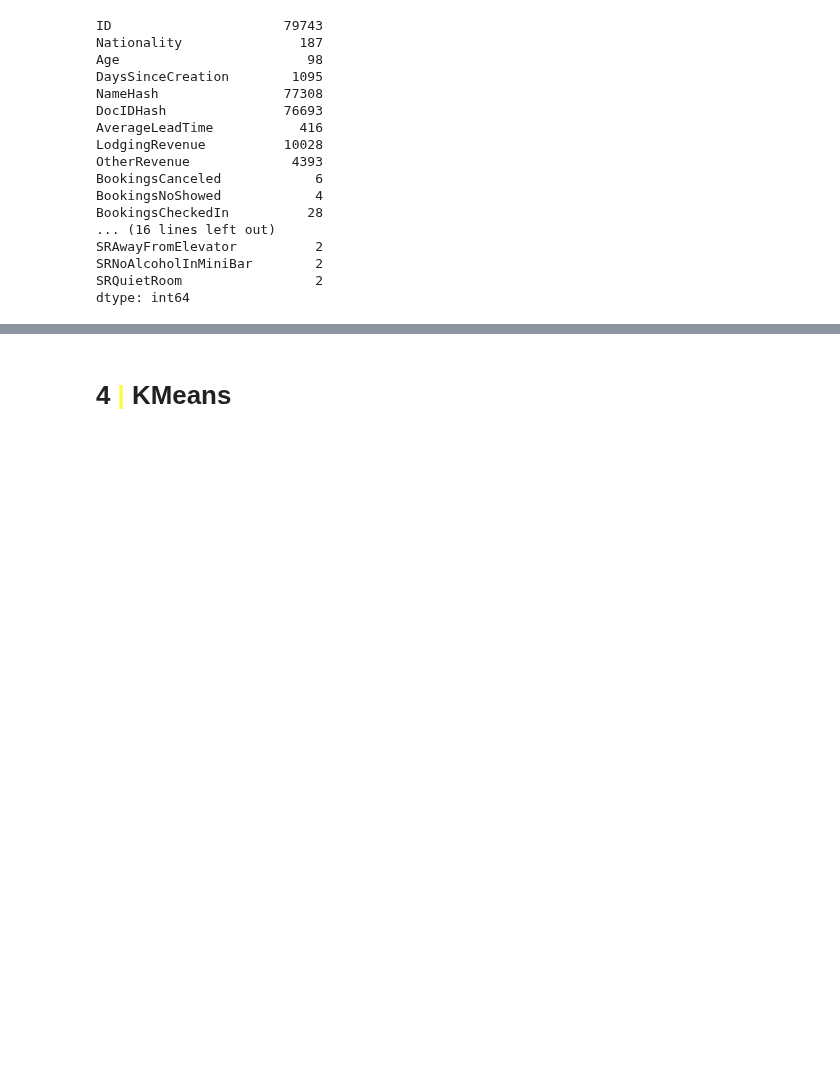
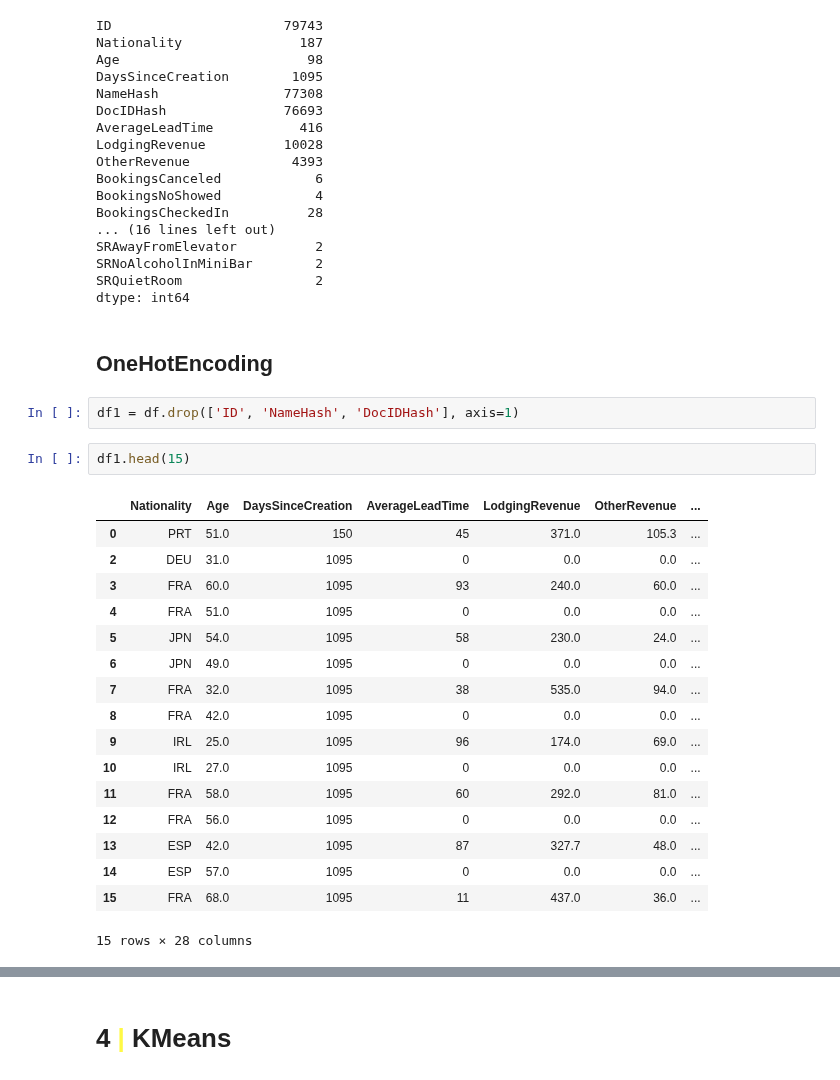
Before and after one commit to iremirezdeganuza72/Cohort_Analysis, a Jupyter notebook: Cohort analysis and segmentation.ipynb, the cells around one changed output, grey strips where cells are left out. Cells and saved outputs as stored; diff of their text form; blank space fills up the shorter version.

```diff
--- a/Cohort analysis and segmentation.ipynb
+++ b/Cohort analysis and segmentation.ipynb
@@ -286,3 +288,27 @@ SRAwayFromElevator          2
 SRNoAlcoholInMiniBar        2
 SRQuietRoom                 2
 dtype: int64
+# %% [markdown]
+## OneHotEncoding
+# %%
+df1 = df.drop(['ID', 'NameHash', 'DocIDHash'], axis=1)
+# %%
+df1.head(15)
+# %% [output]
+|  | Nationality | Age | DaysSinceCreation | AverageLeadTime | LodgingRevenue | OtherRevenue | ... |
+| 0 | PRT | 51.0 | 150 | 45 | 371.0 | 105.3 | ... |
+| 2 | DEU | 31.0 | 1095 | 0 | 0.0 | 0.0 | ... |
+| 3 | FRA | 60.0 | 1095 | 93 | 240.0 | 60.0 | ... |
+| 4 | FRA | 51.0 | 1095 | 0 | 0.0 | 0.0 | ... |
+| 5 | JPN | 54.0 | 1095 | 58 | 230.0 | 24.0 | ... |
+| 6 | JPN | 49.0 | 1095 | 0 | 0.0 | 0.0 | ... |
+| 7 | FRA | 32.0 | 1095 | 38 | 535.0 | 94.0 | ... |
+| 8 | FRA | 42.0 | 1095 | 0 | 0.0 | 0.0 | ... |
+| 9 | IRL | 25.0 | 1095 | 96 | 174.0 | 69.0 | ... |
+| 10 | IRL | 27.0 | 1095 | 0 | 0.0 | 0.0 | ... |
+| 11 | FRA | 58.0 | 1095 | 60 | 292.0 | 81.0 | ... |
+| 12 | FRA | 56.0 | 1095 | 0 | 0.0 | 0.0 | ... |
+| 13 | ESP | 42.0 | 1095 | 87 | 327.7 | 48.0 | ... |
+| 14 | ESP | 57.0 | 1095 | 0 | 0.0 | 0.0 | ... |
+| 15 | FRA | 68.0 | 1095 | 11 | 437.0 | 36.0 | ... |
+15 rows × 28 columns
```
Also changed, not shown: parts of 6 cells of this notebook.
